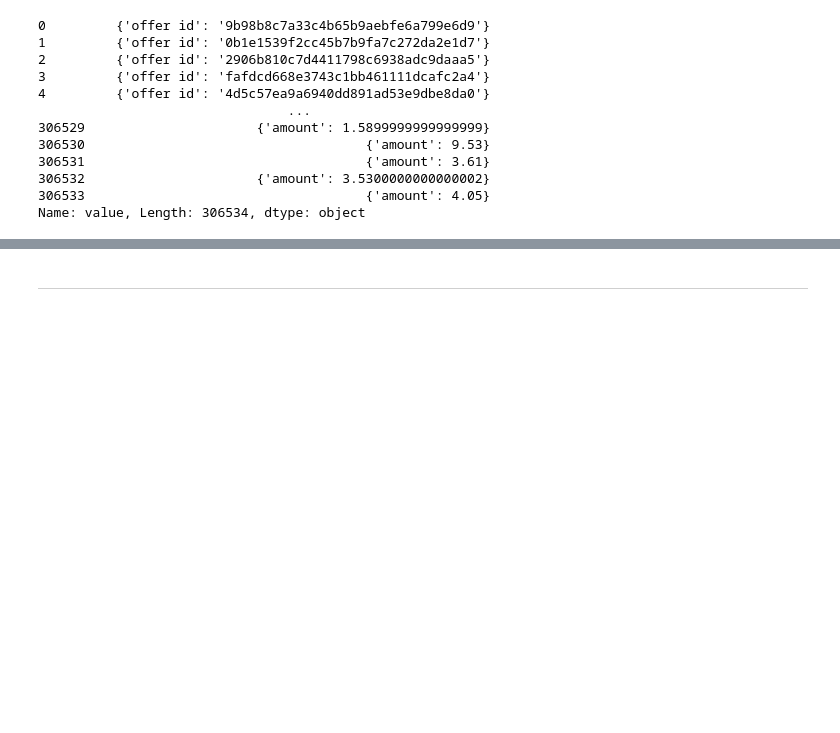
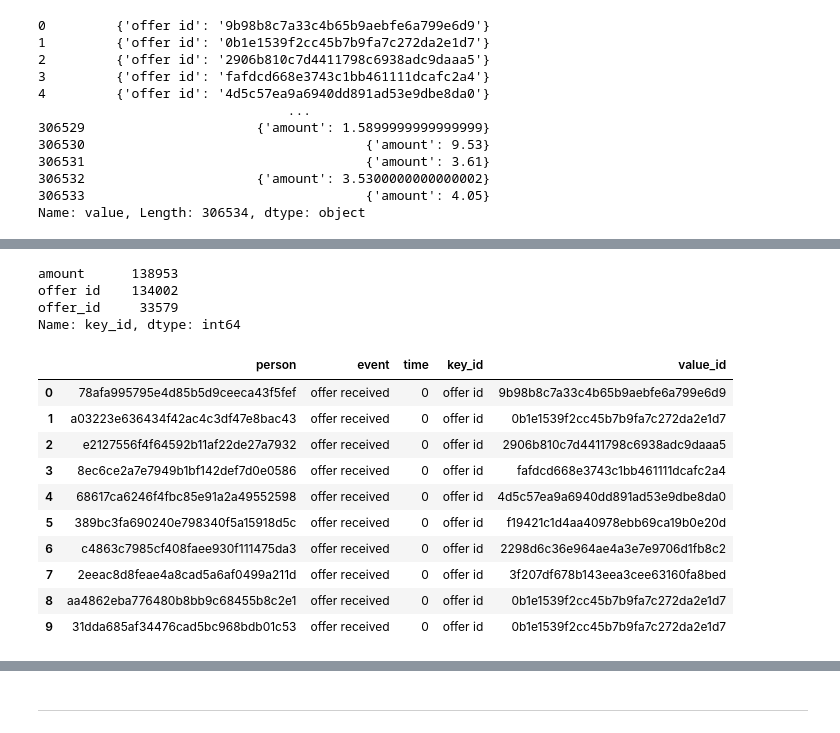
Before and after one commit to jennashinn/starbucks_analysis, a Jupyter notebook: cleaning.ipynb, the cells around one changed output, grey strips where cells are left out. Drawn from its saved outputs; the diff is of its cells as text; code cells hidden in the pictures; blank space fills up the shorter version.

```diff
--- a/cleaning.ipynb
+++ b/cleaning.ipynb
@@ -162,35 +165,14 @@ print(df_transcript['value'])
 306533                                    {'amount': 4.05}
 Name: value, Length: 306534, dtype: object
 # %%
-
-# Assuming your DataFrame is named df
-# Splitting the values based on ":"
-#split_values = df_transcript['value'].str.split(':', expand=True)
 split_values = df_transcript['value'].str.split(':', n=1, expand=True)
 
 # Renaming the columns
 split_values.columns = ['key', 'value']
-# Remove curly braces and single quotes from the 'key' and 'value' columns
-# Remove curly braces and single quotes from the 'key' and 'value' columns using lambda function
+
 # Remove curly braces and single quotes from the 'key' and 'value' columns using lambda function
 split_values['key_id'] = split_values['key'].apply(lambda x: x.replace('{', '').replace('}', '').replace("'", '').strip())
 split_values['value_id'] = split_values['value'].apply(lambda x: x.replace('{', '').replace('}', '').replace("'", '').strip())
 # Display the cleaned up DataFrame
-print(split_values)
-# Concatenating the split values DataFrame with the original DataFrame
-df_transcript = pd.concat([df_transcript, split_values], axis=1)
-
-# Optionally, dropping the original 'value' column if no longer needed
-#df_transcript.drop(columns=['value'], inplace=True)# Optionally, strip whitespace from the key and value columns
-# split_values['key'] = split_values['key'].str.strip()
-# split_values['value'] = split_values['value'].str.strip()
-df_transcript.head()
-
-# # Concatenating the split values DataFrame with the original DataFrame
-# df = pd.concat([df_transcript['value'], split_values], axis=1)
-
-# # Optionally, dropping the original 'value' column if no longer needed
-# df.drop(columns=['value'], inplace=True)
-
-# # Displaying the resulting DataFrame
-# print(df)
+split_values.head()
+split_values.drop(['key', 'value'], axis = 1, inplace = True)
@@ -230,0 +193,7 @@ cleaned_transcript.head()
+# %%
+df_transcript['key_id'].value_counts()
+# %% [output]
+amount      138953
+offer id    134002
+offer_id     33579
+Name: key_id, dtype: int64
@@ -230,0 +202,14 @@ cleaned_transcript.head()
+# %%
+df_transcript.head(10)
+# %% [output]
+|  | person | event | time | key_id | value_id |
+| 0 | 78afa995795e4d85b5d9ceeca43f5fef | offer received | 0 | offer id | 9b98b8c7a33c4b65b9aebfe6a799e6d9 |
+| 1 | a03223e636434f42ac4c3df47e8bac43 | offer received | 0 | offer id | 0b1e1539f2cc45b7b9fa7c272da2e1d7 |
+| 2 | e2127556f4f64592b11af22de27a7932 | offer received | 0 | offer id | 2906b810c7d4411798c6938adc9daaa5 |
+| 3 | 8ec6ce2a7e7949b1bf142def7d0e0586 | offer received | 0 | offer id | fafdcd668e3743c1bb461111dcafc2a4 |
+| 4 | 68617ca6246f4fbc85e91a2a49552598 | offer received | 0 | offer id | 4d5c57ea9a6940dd891ad53e9dbe8da0 |
+| 5 | 389bc3fa690240e798340f5a15918d5c | offer received | 0 | offer id | f19421c1d4aa40978ebb69ca19b0e20d |
+| 6 | c4863c7985cf408faee930f111475da3 | offer received | 0 | offer id | 2298d6c36e964ae4a3e7e9706d1fb8c2 |
+| 7 | 2eeac8d8feae4a8cad5a6af0499a211d | offer received | 0 | offer id | 3f207df678b143eea3cee63160fa8bed |
+| 8 | aa4862eba776480b8bb9c68455b8c2e1 | offer received | 0 | offer id | 0b1e1539f2cc45b7b9fa7c272da2e1d7 |
+| 9 | 31dda685af34476cad5bc968bdb01c53 | offer received | 0 | offer id | 0b1e1539f2cc45b7b9fa7c272da2e1d7 |
```
Also changed, not shown: parts of 18 cells of this notebook, 3 other files.
